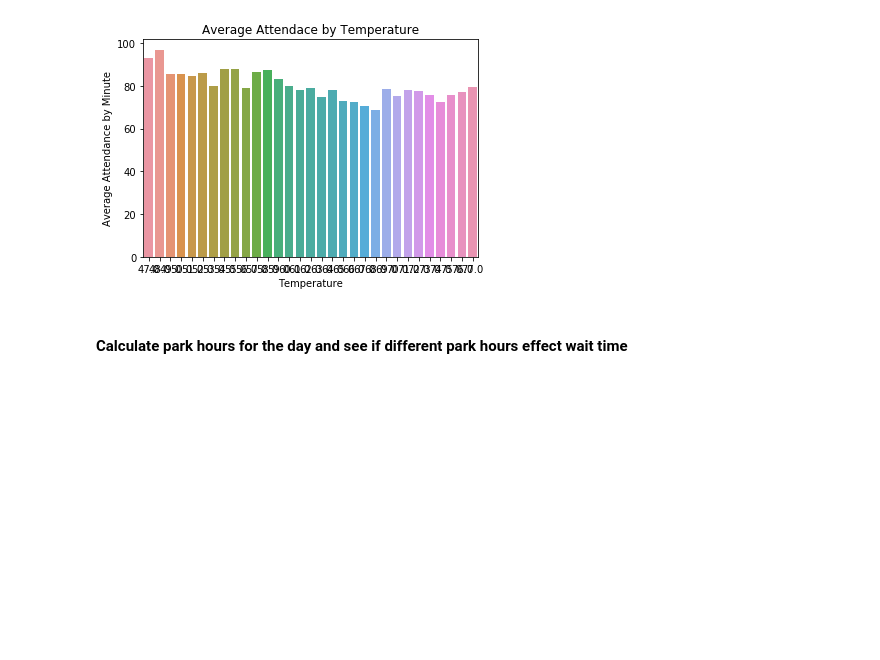
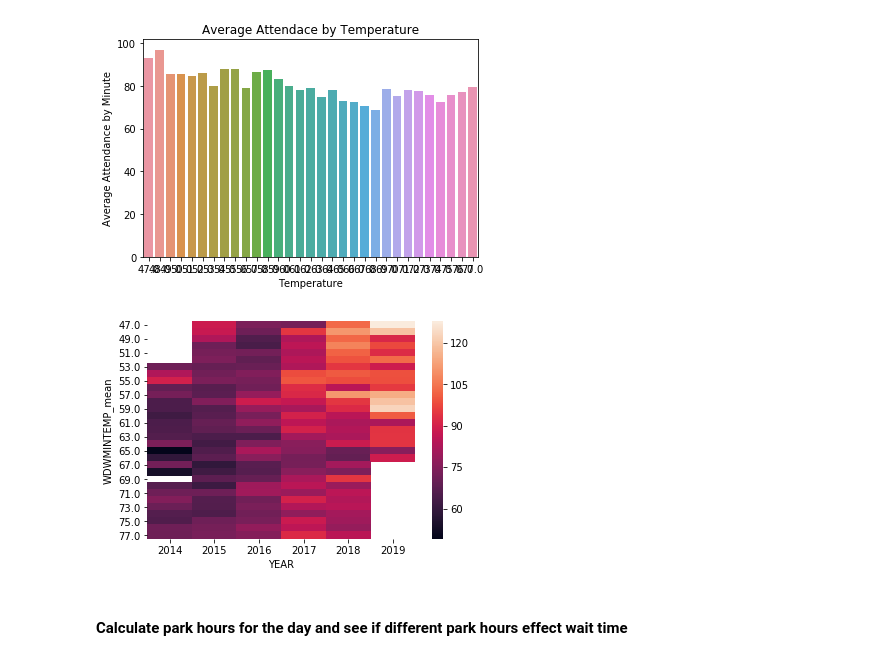
Before and after one commit to daviding11/Splash-Mountain-Wait-Time-Analysis, a Jupyter notebook: Data_Visualization_daviding.ipynb, the cells around one changed output. Drawn from its saved outputs; the diff is of its cells as text; code cells hidden in the pictures; blank space fills up the shorter version.

```diff
--- a/Data_Visualization_daviding.ipynb
+++ b/Data_Visualization_daviding.ipynb
@@ -127,6 +133,16 @@ ax.set(xlabel='Temperature', ylabel='Average Attendance by Minute')
 # %% [output]
 [Text(0, 0.5, 'Average Attendance by Minute'), Text(0.5, 0, 'Temperature')]
 [figure]
+# %%
+# Grouping by temperature and year
+
+#aggregate by month
+temp_dwarf2 = meta_dwarf2.groupby(['WDWMINTEMP_mean', 'YEAR'])['SPOSTMIN'].mean().reset_index()
+
+temp_dwarf2 = temp_dwarf2.pivot("WDWMINTEMP_mean", "YEAR", "SPOSTMIN")
+ax = sns.heatmap(temp_dwarf2)
+# %% [output]
+[figure, added]
 # %% [markdown]
 #### Calculate park hours for the day and see if different park hours effect wait time
 # %%
```
Also changed, not shown: parts of 37 cells of this notebook.
